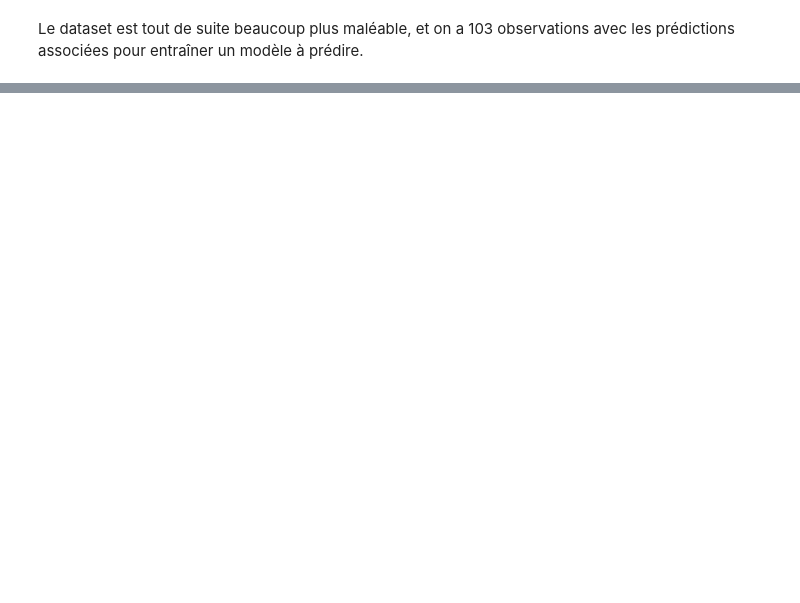
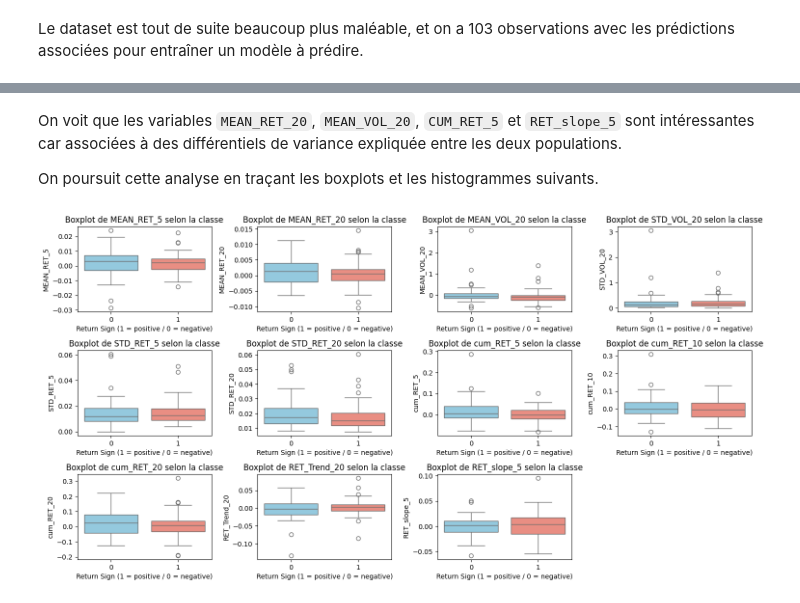
Before and after one commit to NailKhelifa/Stock_prediction_QRT, a Jupyter notebook: Data_exploration.ipynb, the cells around one changed output, grey strips where cells are left out. Cells and saved outputs as stored; diff of their text form; code cells hidden in the pictures; blank space fills up the shorter version.

```diff
--- a/Data_exploration.ipynb
+++ b/Data_exploration.ipynb
@@ -229,0 +137,12 @@ ValueError: Could not interpret value `REL_VOL` for `y`. An entry with this name
+# %% [markdown]
+On voit que les variables `MEAN_RET_20`, `MEAN_VOL_20`, `CUM_RET_5` et `RET_slope_5` sont intéressantes car associées à des différentiels de variance expliquée entre les deux populations.
+
+On poursuit cette analyse en traçant les boxplots et les histogrammes suivants.
+# %%
+# Variables à tracer
+features_list = ['MEAN_RET_5', 'MEAN_RET_20', 'MEAN_VOL_20', 'STD_VOL_20', 'STD_RET_5', 'STD_RET_20', 'cum_RET_5', 'cum_RET_10', 'cum_RET_20', 'RET_Trend_20', 'RET_slope_5']
+
+
+utils.boxplots(features_list, transformed_X_stock_1)
+# %% [output]
+[figure, added]
```
Also changed, not shown: parts of 29 cells of this notebook, 1 other file.
